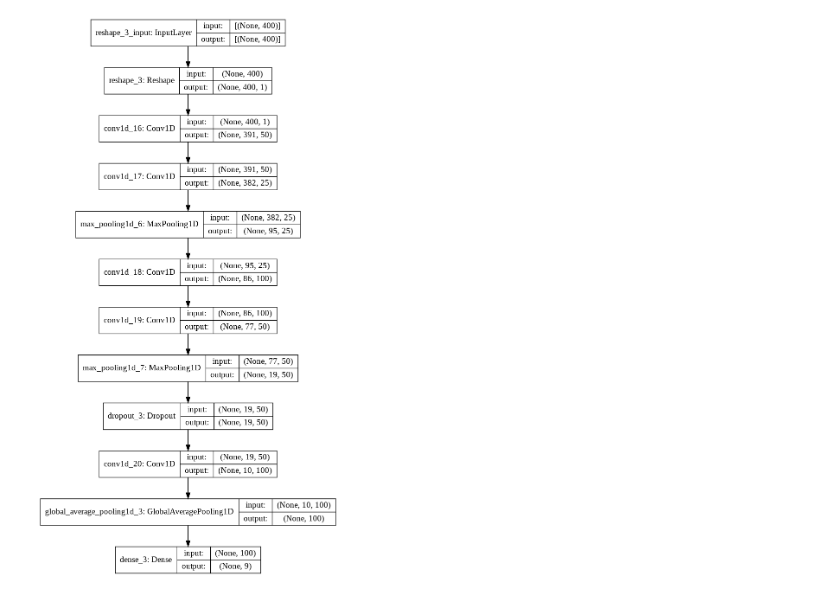
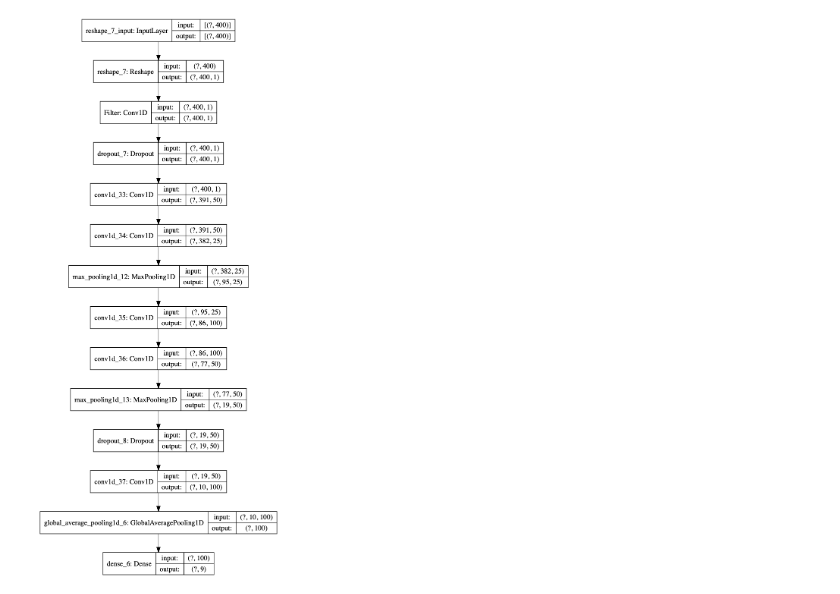
Before and after one commit to vasilevIT/emg-interface, a Jupyter notebook: prefilter_for_EMG_signal.ipynb, the cells around one changed output. Saved outputs shown, nothing was run; the diff lists cells and outputs as text; code cells hidden in the pictures.

```diff
--- a/prefilter_for_EMG_signal.ipynb
+++ b/prefilter_for_EMG_signal.ipynb
@@ -194,5 +271,4 @@ print(history.history['val_accuracy'])
 # %%
-model.evaluate(train_signals, train_labels)
 
-keras.utils.plot_model(model, 'dense_image_classifier.png', show_shapes=True)
+keras.utils.plot_model(model2, 'dense_image_classifier2.png', show_shapes=True)
 # %% [output]
@@ -200 +275 @@ keras.utils.plot_model(model, 'dense_image_classifier.png', show_shapes=True)
-[figure, old version]
+[figure, new version]
```
Also changed, not shown: parts of 13 cells of this notebook.
